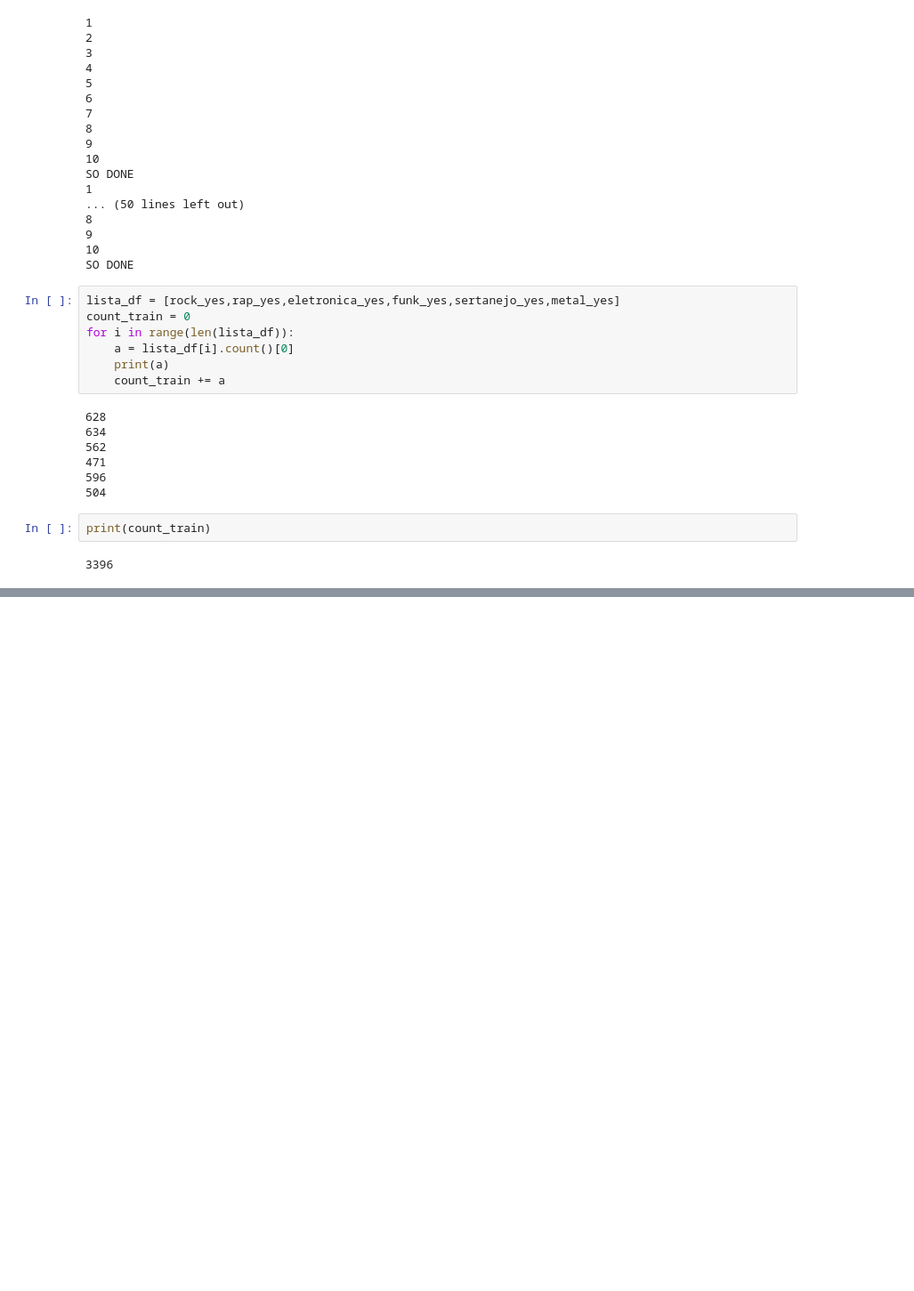
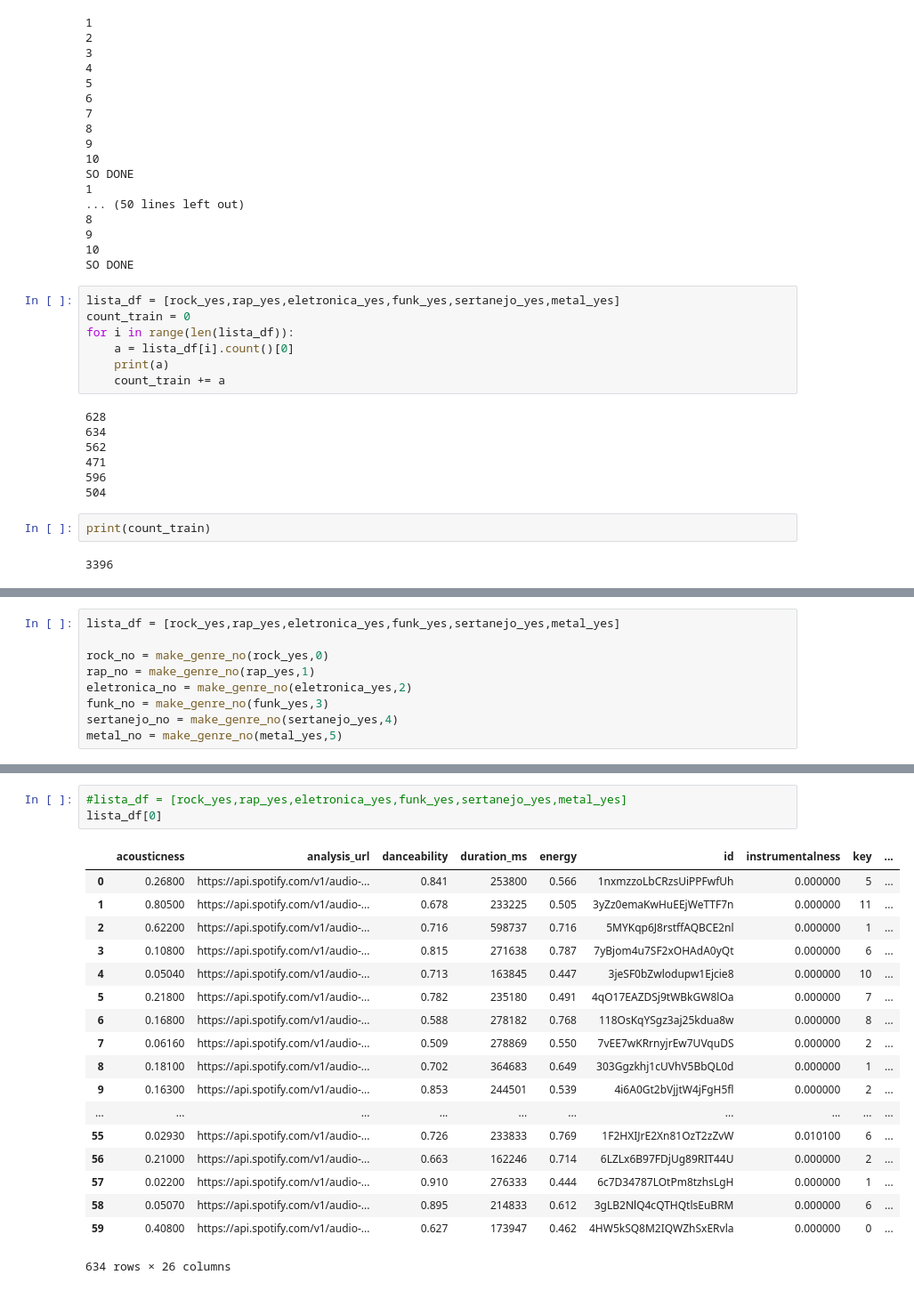
Before and after one commit to juanjorgegarcia/TuneMyMood, a Jupyter notebook: Data Collector.ipynb, the cells around one changed output, grey strips where cells are left out. Shown: that part at 89% size. Saved outputs shown, nothing was run; the diff lists cells and outputs as text; blank space fills up the shorter version.

```diff
--- a/Data Collector.ipynb
+++ b/Data Collector.ipynb
@@ -189,0 +177,9 @@ dtest
+# %%
+lista_df = [rock_yes,rap_yes,eletronica_yes,funk_yes,sertanejo_yes,metal_yes]
+
+rock_no = make_genre_no(rock_yes,0)
+rap_no = make_genre_no(rap_yes,1)
+eletronica_no = make_genre_no(eletronica_yes,2)
+funk_no = make_genre_no(funk_yes,3)
+sertanejo_no = make_genre_no(sertanejo_yes,4)
+metal_no = make_genre_no(metal_yes,5)
@@ -189,0 +206,22 @@ dtest
+# %%
+#lista_df = [rock_yes,rap_yes,eletronica_yes,funk_yes,sertanejo_yes,metal_yes]
+lista_df[0]
+# %% [output]
+|  | acousticness | analysis_url | danceability | duration_ms | energy | id | instrumentalness | key | ... |
+| 0 | 0.26800 | https://api.spotify.com/v1/audio-... | 0.841 | 253800 | 0.566 | 1nxmzzoLbCRzsUiPPFwfUh | 0.000000 | 5 | ... |
+| 1 | 0.80500 | https://api.spotify.com/v1/audio-... | 0.678 | 233225 | 0.505 | 3yZz0emaKwHuEEjWeTTF7n | 0.000000 | 11 | ... |
+| 2 | 0.62200 | https://api.spotify.com/v1/audio-... | 0.716 | 598737 | 0.716 | 5MYKqp6J8rstffAQBCE2nl | 0.000000 | 1 | ... |
+| 3 | 0.10800 | https://api.spotify.com/v1/audio-... | 0.815 | 271638 | 0.787 | 7yBjom4u7SF2xOHAdA0yQt | 0.000000 | 6 | ... |
+| 4 | 0.05040 | https://api.spotify.com/v1/audio-... | 0.713 | 163845 | 0.447 | 3jeSF0bZwlodupw1Ejcie8 | 0.000000 | 10 | ... |
+| 5 | 0.21800 | https://api.spotify.com/v1/audio-... | 0.782 | 235180 | 0.491 | 4qO17EAZDSj9tWBkGW8lOa | 0.000000 | 7 | ... |
+| 6 | 0.16800 | https://api.spotify.com/v1/audio-... | 0.588 | 278182 | 0.768 | 118OsKqYSgz3aj25kdua8w | 0.000000 | 8 | ... |
+| 7 | 0.06160 | https://api.spotify.com/v1/audio-... | 0.509 | 278869 | 0.550 | 7vEE7wKRrnyjrEw7UVquDS | 0.000000 | 2 | ... |
+| 8 | 0.18100 | https://api.spotify.com/v1/audio-... | 0.702 | 364683 | 0.649 | 303Ggzkhj1cUVhV5BbQL0d | 0.000000 | 1 | ... |
+| 9 | 0.16300 | https://api.spotify.com/v1/audio-... | 0.853 | 244501 | 0.539 | 4i6A0Gt2bVjjtW4jFgH5fl | 0.000000 | 2 | ... |
+| ... | ... | ... | ... | ... | ... | ... | ... | ... | ... |
+| 55 | 0.02930 | https://api.spotify.com/v1/audio-... | 0.726 | 233833 | 0.769 | 1F2HXIJrE2Xn81OzT2zZvW | 0.010100 | 6 | ... |
+| 56 | 0.21000 | https://api.spotify.com/v1/audio-... | 0.663 | 162246 | 0.714 | 6LZLx6B97FDjUg89RIT44U | 0.000000 | 2 | ... |
+| 57 | 0.02200 | https://api.spotify.com/v1/audio-... | 0.910 | 276333 | 0.444 | 6c7D34787LOtPm8tzhsLgH | 0.000000 | 1 | ... |
+| 58 | 0.05070 | https://api.spotify.com/v1/audio-... | 0.895 | 214833 | 0.612 | 3gLB2NlQ4cQTHQtlsEuBRM | 0.000000 | 6 | ... |
+| 59 | 0.40800 | https://api.spotify.com/v1/audio-... | 0.627 | 173947 | 0.462 | 4HW5kSQ8M2IQWZhSxERvla | 0.000000 | 0 | ... |
+634 rows × 26 columns
```
Also changed, not shown: parts of 4 cells of this notebook.
